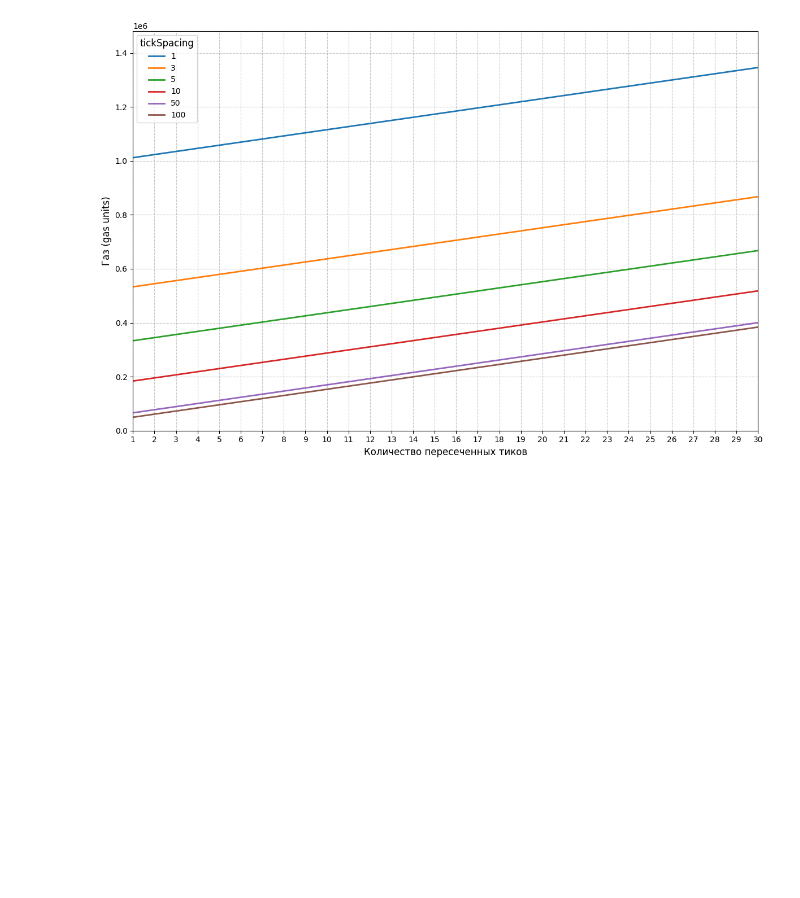
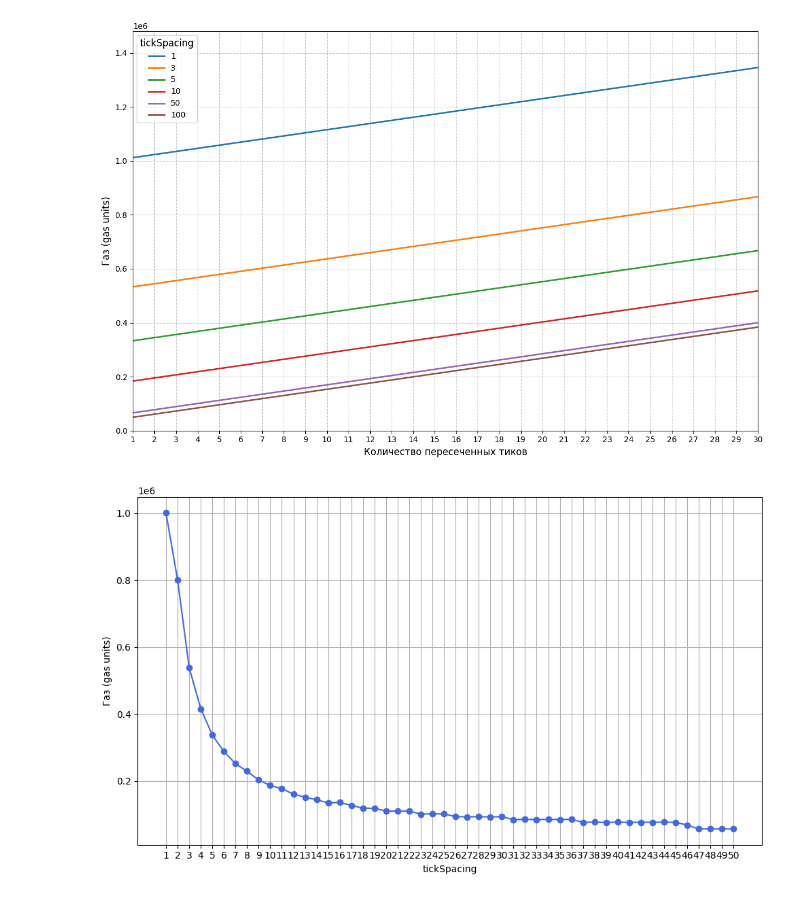
Before and after one commit to goreal-crypto/dex-storage, a Jupyter notebook: benchmarks/plot.ipynb, the cells around one changed output. Drawn from its saved outputs; the diff is of its cells as text; code cells hidden in the pictures; blank space fills up the shorter version.

```diff
--- a/benchmarks/plot.ipynb
+++ b/benchmarks/plot.ipynb
@@ -169,3 +169,69 @@ plt.tight_layout()
 plt.show()
 # %% [output]
 [figure]
+# %%
+data = {
+  "1": 1000309,
+  "2": 799333,
+  "3": 538016,
+  "4": 415668,
+  "5": 336823,
+  "6": 287859,
+  "7": 251457,
+  "8": 229157,
+  "9": 202710,
+  "10": 186638,
+  "11": 176638,
+  "12": 160986,
+  "13": 151399,
+  "14": 143990,
+  "15": 134387,
+  "16": 136185,
+  "17": 126674,
+  "18": 119043,
+  "19": 118224,
+  "20": 110340,
+  "21": 109784,
+  "22": 110224,
+  "23": 101040,
+  "24": 101978,
+  "25": 101541,
+  "26": 93394,
+  "27": 92822,
+  "28": 93200,
+  "29": 92697,
+  "30": 93275,
+  "31": 84654,
+  "32": 85248,
+  "33": 84667,
+  "34": 85267,
+  "35": 84867,
+  "36": 85317,
+  "37": 76430,
+  "38": 76952,
+  "39": 76336,
+  "40": 76833,
+  "41": 76430,
+  "42": 76758,
+  "43": 76552,
+  "44": 76855,
+  "45": 76455,
+  "46": 68490,
+  "47": 56676,
+  "48": 56804,
+  "49": 56617,
+  "50": 56529
+}
+tick_spacings = list(data.keys())
+gas_used = list(data.values())
+
+plt.figure(figsize=(10, 6))
+plt.plot(tick_spacings, gas_used, marker='o', linestyle='-', color='royalblue')
+plt.xlabel('tickSpacing')
+plt.ylabel('Газ (gas units)')
+plt.grid(True)
+plt.xticks(tick_spacings)
+plt.tight_layout()
+plt.show()
+# %% [output]
+[figure, added]
```
Also changed, not shown: 6 other files.
